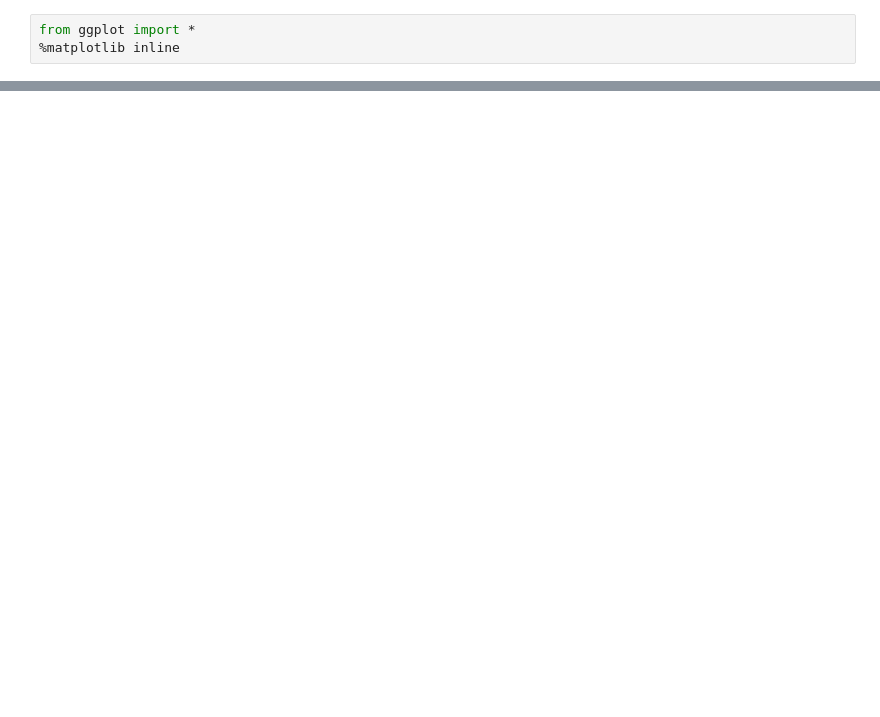
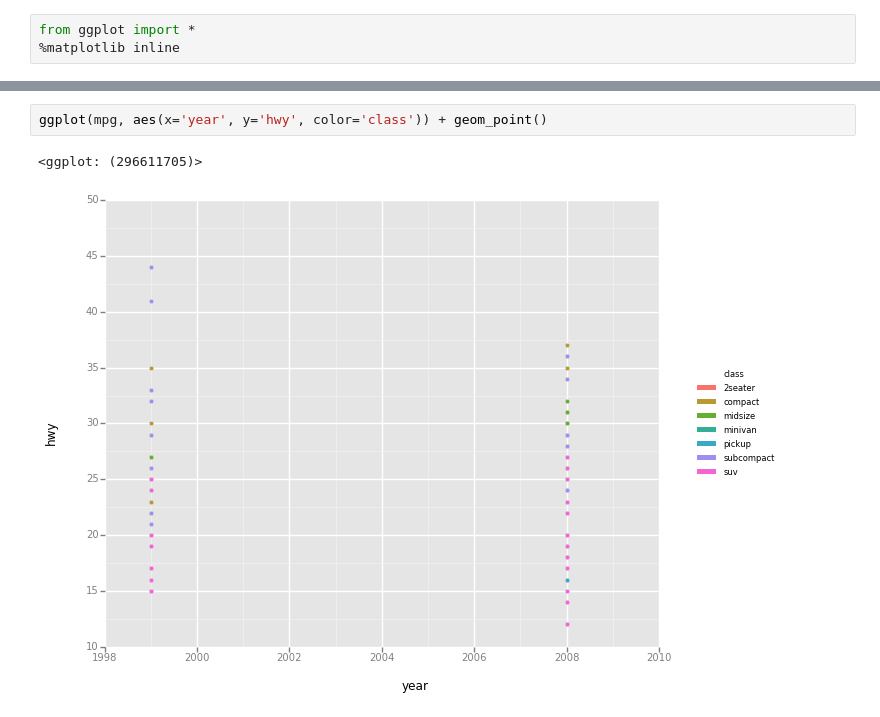
Before and after one commit to yhat/ggpy, a Jupyter notebook: docs/geoms/geom_point.ipynb, the cells around one changed output, grey strips where cells are left out. Drawn from its saved outputs; the diff is of its cells as text; blank space fills up the shorter version.

Commit message:
geom_point

```diff
--- a/docs/geoms/geom_point.ipynb
+++ b/docs/geoms/geom_point.ipynb
@@ -38,0 +39,5 @@ ggplot(diamonds, aes(x='carat', y='price')) + geom_point(alpha=1/100.) + stat_sm
+# %%
+ggplot(mpg, aes(x='year', y='hwy', color='class')) + geom_point()
+# %% [output]
+<ggplot: (296611705)>
+[figure, added]
```
Also changed, not shown: parts of 9 cells of this notebook.
